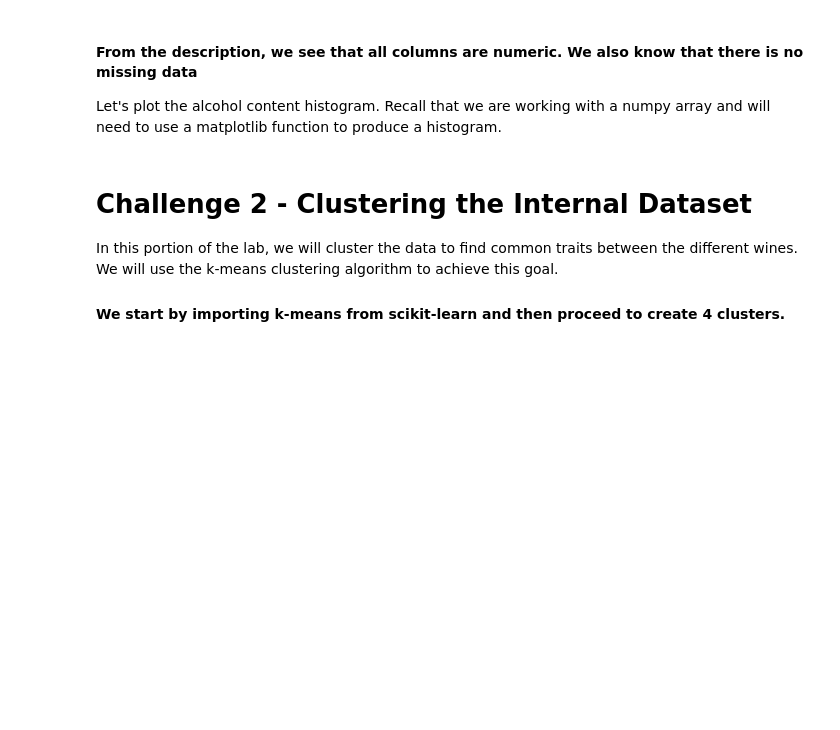
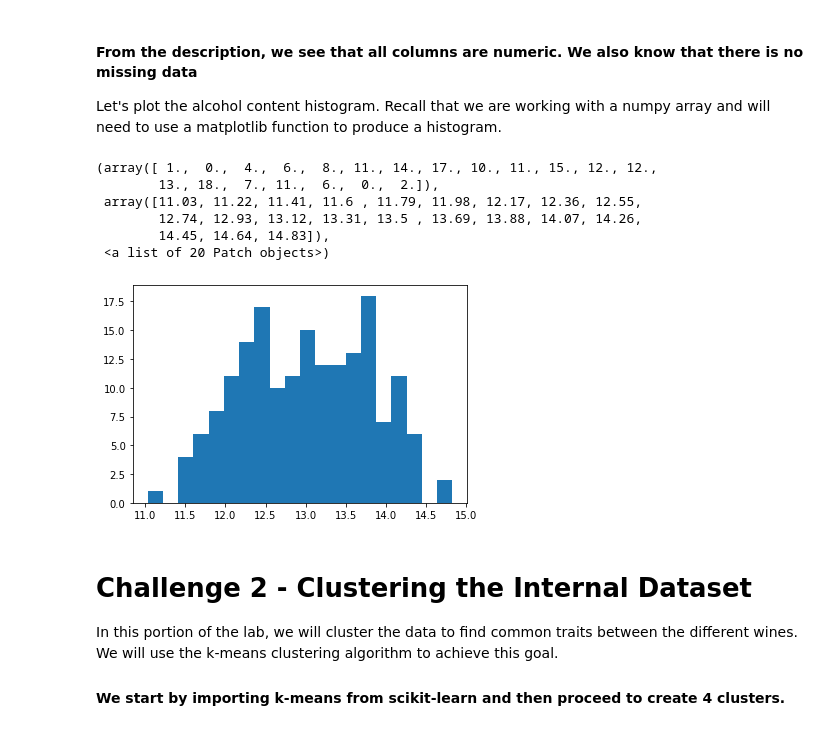
Before and after one commit to saulrubio75/lab-sklearn-and-unsupervised-learning, a Jupyter notebook: your-code/main.ipynb, the cells around one changed output. Saved outputs shown, nothing was run; the diff lists cells and outputs as text; code cells hidden in the pictures; blank space fills up the shorter version.

```diff
--- a/your-code/main.ipynb
+++ b/your-code/main.ipynb
@@ -17,6 +19,7 @@ from sklearn.datasets import load_wine
 In the cell below, use the `load_wine` function and assign the wine dataset to a variable called `wine`.
 # %%
 # Your code here:
+wine=load_wine()
 # %% [markdown]
 In the next step, list the keys of the variable `wine` to examine its contents. Note that the `load_wine` function does not return dataframes. It returns you a Python dictionary.
 # %%
@@ -40,5 +81,14 @@ Let's plot the alcohol content histogram. Recall that we are working with a nump
 # %%
 # Your code here:
+plt.hist(wine.data[:,0], bins=20)
+# %% [output]
+(array([ 1.,  0.,  4.,  6.,  8., 11., 14., 17., 10., 11., 15., 12., 12.,
+        13., 18.,  7., 11.,  6.,  0.,  2.]),
+ array([11.03, 11.22, 11.41, 11.6 , 11.79, 11.98, 12.17, 12.36, 12.55,
+        12.74, 12.93, 13.12, 13.31, 13.5 , 13.69, 13.88, 14.07, 14.26,
+        14.45, 14.64, 14.83]),
+ <a list of 20 Patch objects>)
+[figure, added]
 # %% [markdown]
 # Challenge 2 - Clustering the Internal Dataset
 
```
Also changed, not shown: parts of 38 cells of this notebook.
